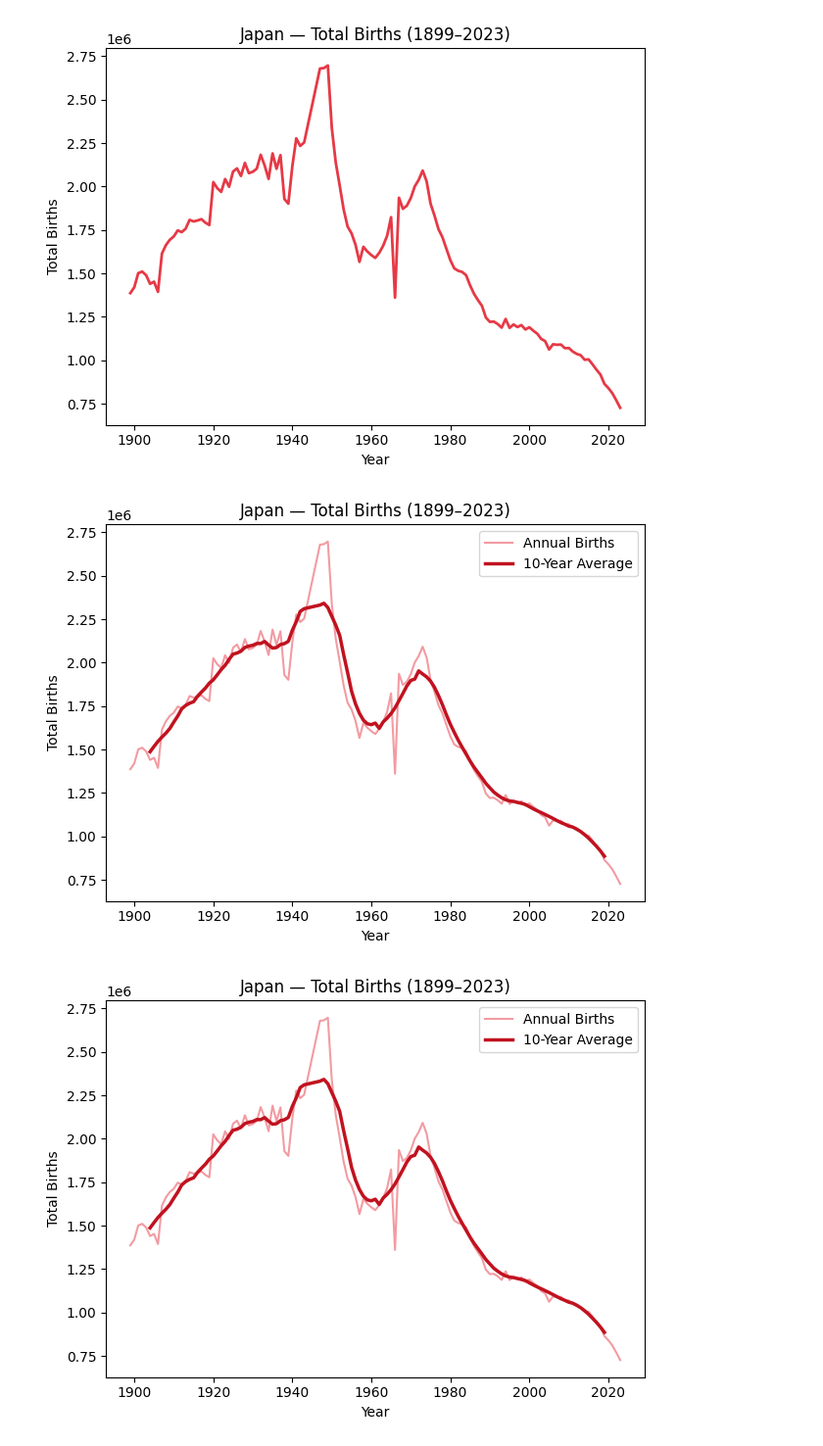
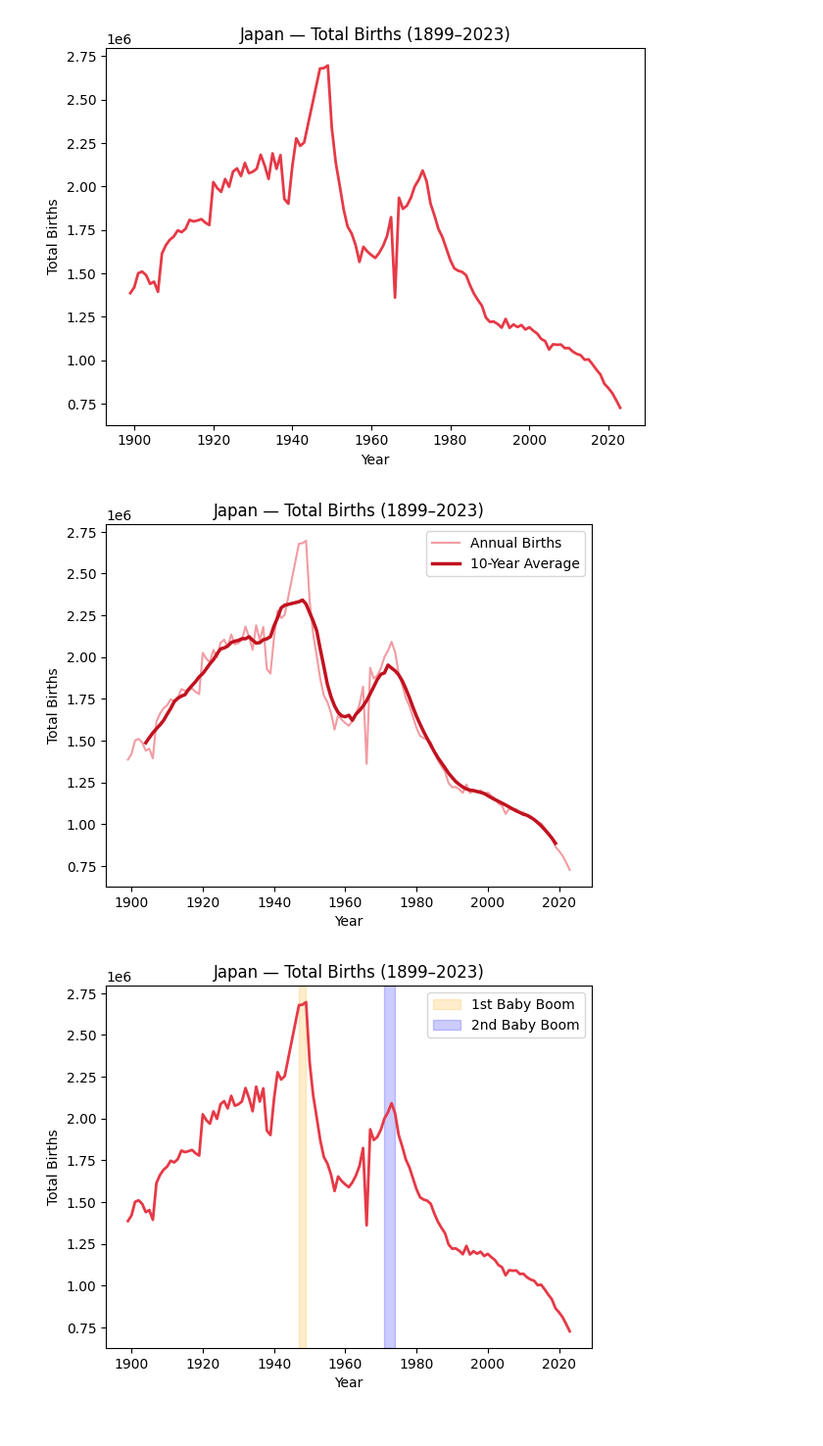
Before and after one commit to suzzzel5/Japan-Birth-Statistics-1899-2023-, a Jupyter notebook: notebooks/01_data_exploration.ipynb, the cells around one changed output. Shown at 98% size. Cells and saved outputs as stored; diff of their text form; code cells hidden in the pictures.

```diff
--- a/notebooks/01_data_exploration.ipynb
+++ b/notebooks/01_data_exploration.ipynb
@@ -330,28 +330,6 @@ ax.set_title('Japan — Total Births (1899–2023)')
 ax.set_xlabel('Year')
 ax.set_ylabel('Total Births')
 ax.legend()
-
-plt.tight_layout()
 plt.show()
 # %% [output]
-[figure, old version]
+[figure, new version]
-# %%
-rolling = df['total_births'].rolling(window=10, center=True).mean()
-
-fig, ax = plt.subplots()
-
-ax.plot(df['year'], df['total_births'],
-        color='#e63946', linewidth=1.5, alpha=0.5, label='Annual Births')
-
-ax.plot(df['year'], rolling,
-        color='#c1121f', linewidth=2.5, label='10-Year Average')
-
-ax.set_title('Japan — Total Births (1899–2023)')
-ax.set_xlabel('Year')
-ax.set_ylabel('Total Births')
-ax.legend()
-
-plt.tight_layout()
-plt.show()
-# %% [output]
-[figure, removed]
@@ -357,0 +338,18 @@ plt.show()
+# %%
+fig, ax = plt.subplots()
+
+# line
+ax.plot(df['year'], df['total_births'], color='#e63946', linewidth=2)
+
+# shading baby boom periods using axvspan
+ax.axvspan(1947, 1949, alpha=0.2, color='orange', label='1st Baby Boom')
+ax.axvspan(1971, 1974, alpha=0.2, color='blue',   label='2nd Baby Boom')
+
+# labels
+ax.set_title('Japan — Total Births (1899–2023)')
+ax.set_xlabel('Year')
+ax.set_ylabel('Total Births')
+ax.legend()
+plt.show()
+# %% [output]
+[figure, added]
```
Also changed, not shown: parts of 16 cells of this notebook, 7 other files.
